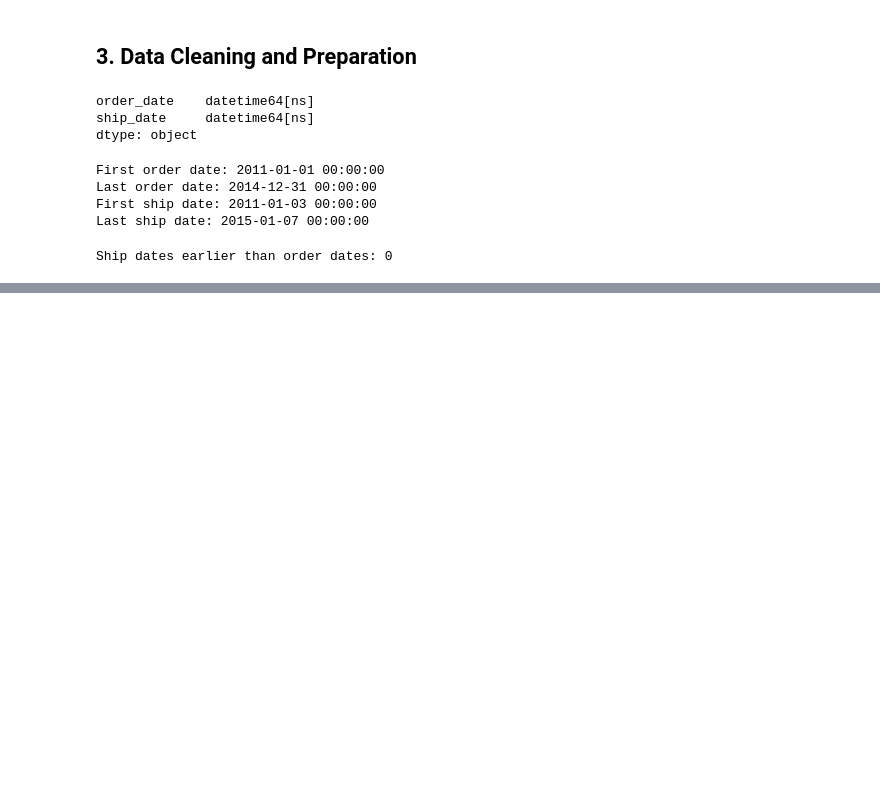
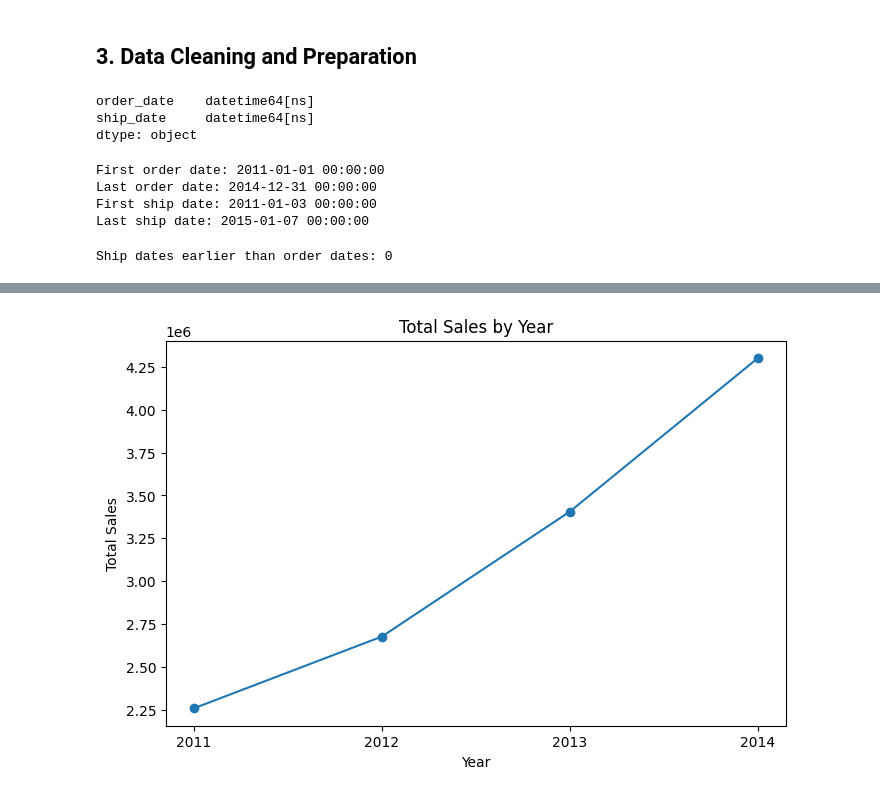
Before and after one commit to Wasimul2023/Superstore_sales_Analysis, a Jupyter notebook: Superstore_Sales_Analysis.ipynb, the cells around one changed output, grey strips where cells are left out. Drawn from its saved outputs; the diff is of its cells as text; code cells hidden in the pictures; blank space fills up the shorter version.

```diff
--- a/Superstore_Sales_Analysis.ipynb
+++ b/Superstore_Sales_Analysis.ipynb
@@ -156,0 +289,17 @@ Ship dates earlier than order dates: 0
+# %%
+plt.figure(figsize=(8, 5))
+
+plt.plot(
+    yearly_sales.index,
+    yearly_sales.values,
+    marker='o'
+)
+
+plt.title('Total Sales by Year')
+plt.xlabel('Year')
+plt.ylabel('Total Sales')
+plt.xticks(yearly_sales.index)
+
+plt.show()
+# %% [output]
+[figure, added]
```
Also changed, not shown: parts of 14 cells of this notebook.
